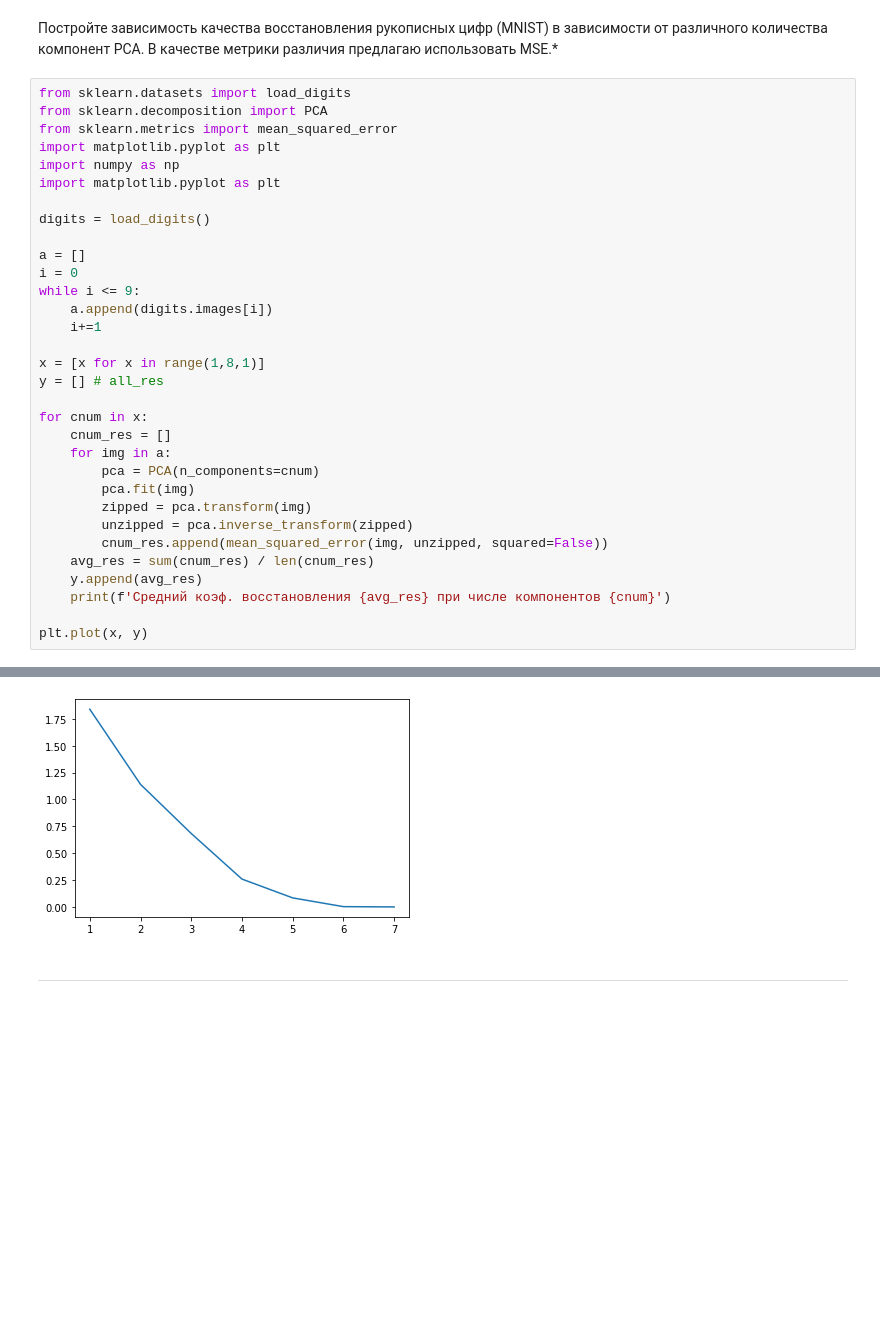
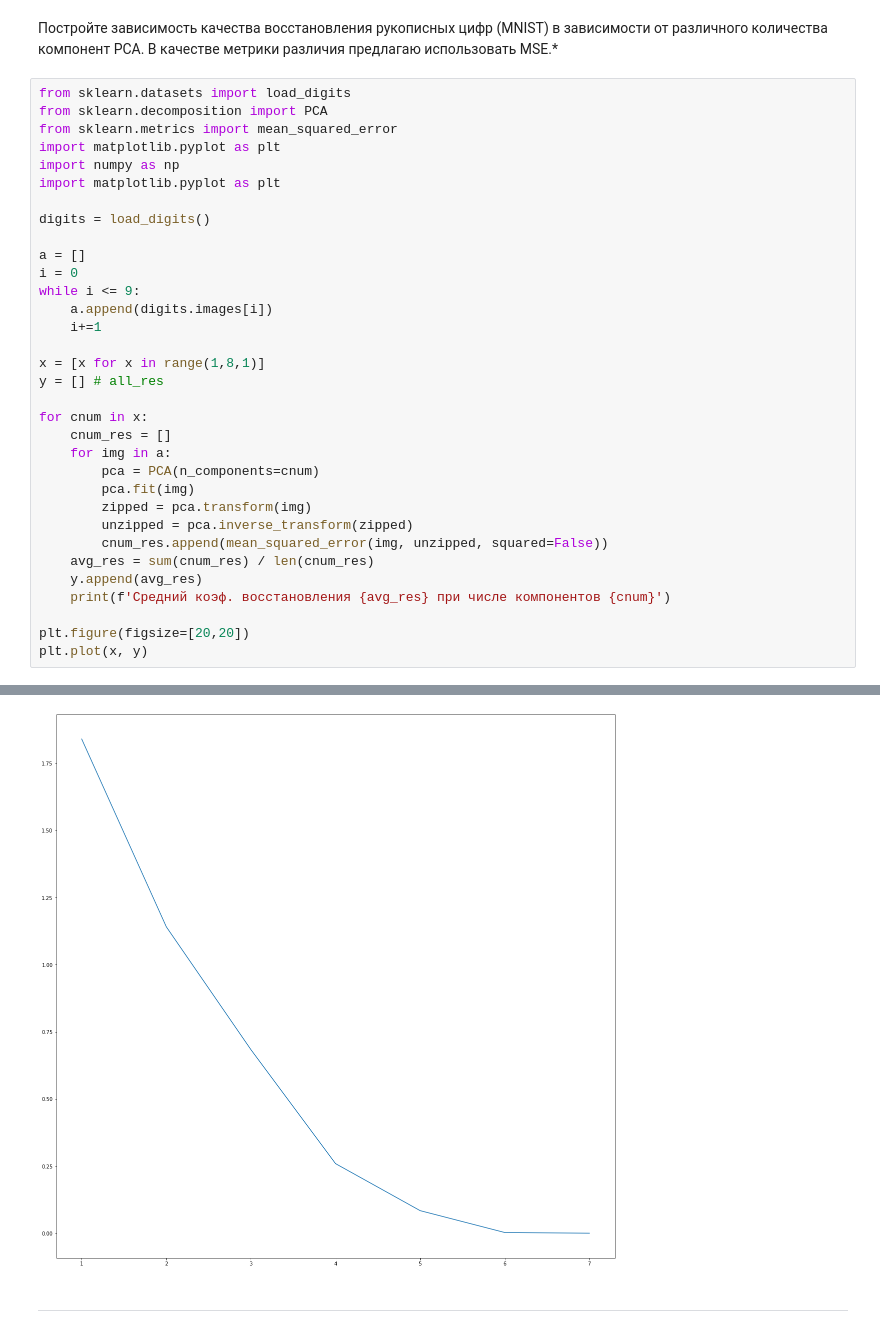
Before and after one commit to AnnInDark/MDS, a Jupyter notebook: HW_3.ipynb, the cells around one changed output, grey strips where cells are left out. Drawn from its saved outputs; the diff is of its cells as text; blank space fills up the shorter version.

```diff
--- a/HW_3.ipynb
+++ b/HW_3.ipynb
@@ -104,34 +106,35 @@ a = []
 i = 0
 while i <= 9:
     a.append(digits.images[i])
     i+=1
 
 x = [x for x in range(1,8,1)]
 y = [] # all_res
 
 for cnum in x:
     cnum_res = []
     for img in a:
         pca = PCA(n_components=cnum)
         pca.fit(img)
         zipped = pca.transform(img)
         unzipped = pca.inverse_transform(zipped)
         cnum_res.append(mean_squared_error(img, unzipped, squared=False))
     avg_res = sum(cnum_res) / len(cnum_res)
     y.append(avg_res)
     print(f'Средний коэф. восстановления {avg_res} при числе компонентов {cnum}')
 
+plt.figure(figsize=[20,20])
 plt.plot(x, y)
 # %% [output]
 Средний коэф. восстановления 1.8402290440293896 при числе компонентов 1
 Средний коэф. восстановления 1.1408750164934398 при числе компонентов 2
 Средний коэф. восстановления 0.683436241040513 при числе компонентов 3
 Средний коэф. восстановления 0.2590290314917444 при числе компонентов 4
 Средний коэф. восстановления 0.08393968365273428 при числе компонентов 5
 Средний коэф. восстановления 0.002524849475787822 при числе компонентов 6
 Средний коэф. восстановления 1.881111802970629e-15 при числе компонентов 7
 [<matplotlib.lines.Line2D at 0x...>]
-[figure, old version]
+[figure, new version]
 # %% [markdown]
 
 --------------------------------------------------------------------------------
```
Also changed, not shown: parts of 1 cell of this notebook, 1 other file.
